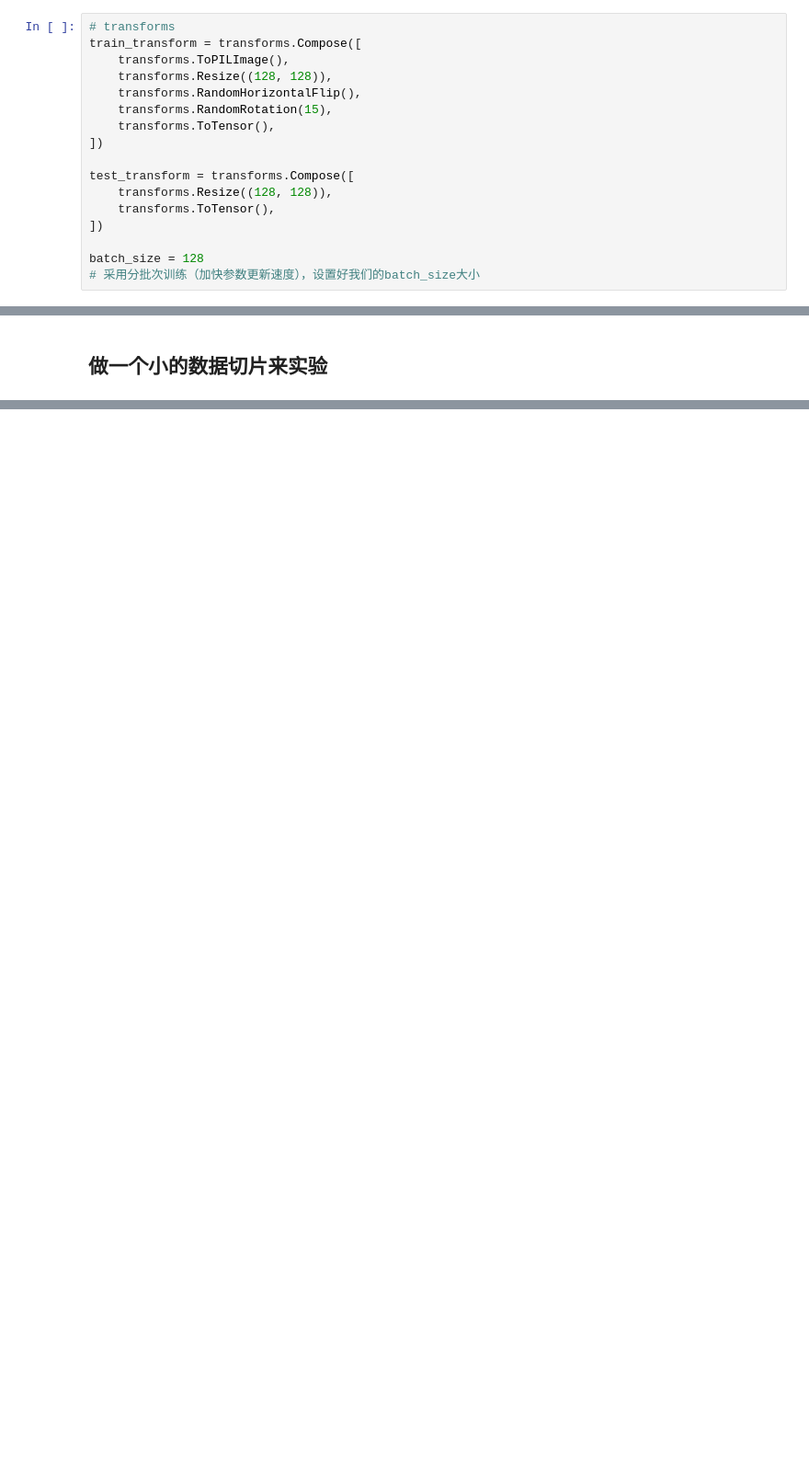
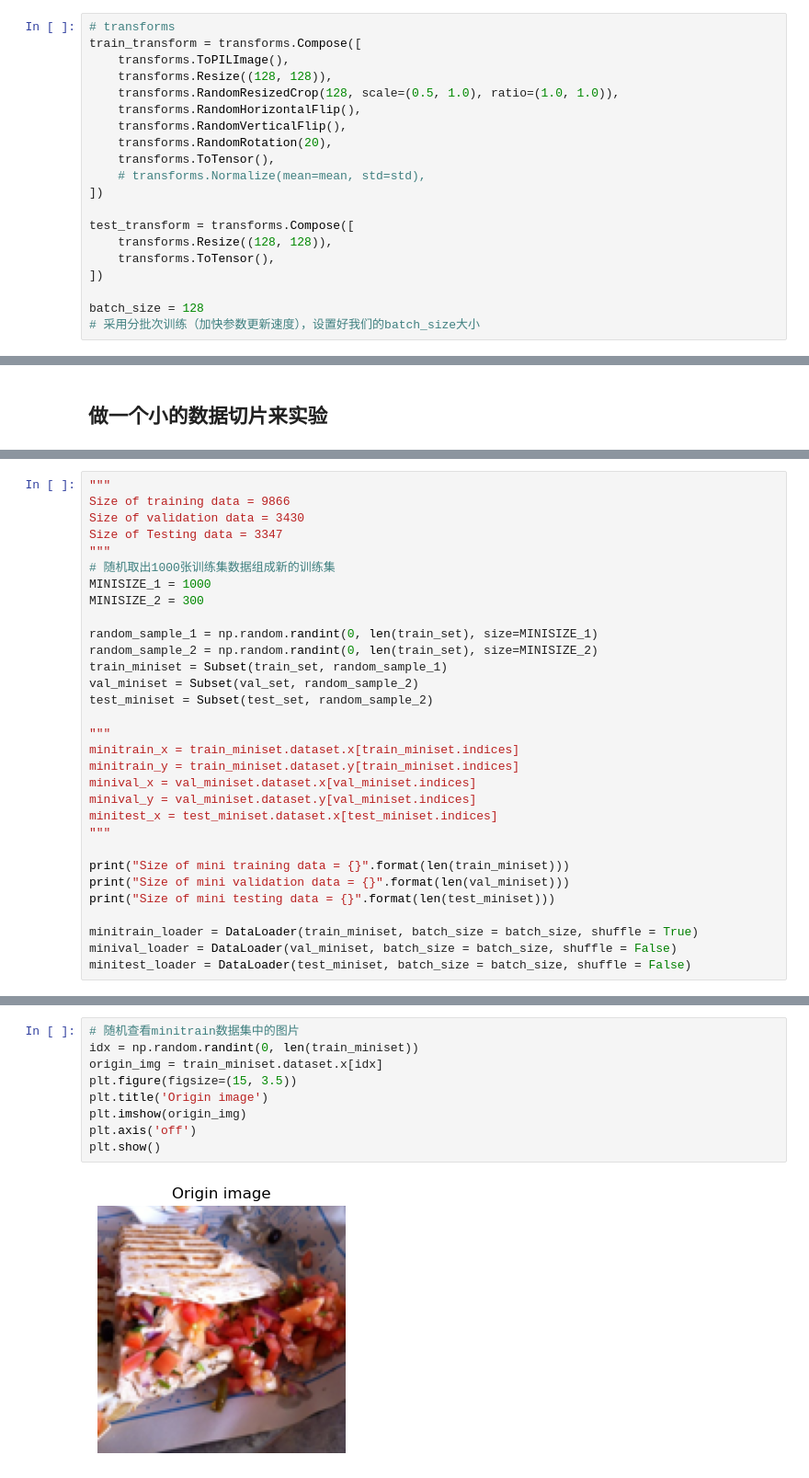
Before and after one commit to Hyr1sky/Neural-Network---Deep-Learning, a Jupyter notebook: Assignment2/food-11.ipynb, the cells around one changed output, grey strips where cells are left out. Shown: that part at 92% size. Cells and saved outputs as stored; diff of their text form; blank space fills up the shorter version.

```diff
--- a/Assignment2/food-11.ipynb
+++ b/Assignment2/food-11.ipynb
@@ -64,9 +104,12 @@ def readfile(path,own_label):#后面的参数用来区分训练集和测试集
 train_transform = transforms.Compose([
     transforms.ToPILImage(),
     transforms.Resize((128, 128)),
+    transforms.RandomResizedCrop(128, scale=(0.5, 1.0), ratio=(1.0, 1.0)),
     transforms.RandomHorizontalFlip(),
-    transforms.RandomRotation(15),
+    transforms.RandomVerticalFlip(),
+    transforms.RandomRotation(20),
     transforms.ToTensor(),
+    # transforms.Normalize(mean=mean, std=std),
 ])
 
 test_transform = transforms.Compose([
@@ -169,0 +179,31 @@ print("Size of mini training data = {}".format(len(train_miniset)))
+# %%
+"""
+Size of training data = 9866
+Size of validation data = 3430
+Size of Testing data = 3347
+"""
+# 随机取出1000张训练集数据组成新的训练集
+MINISIZE_1 = 1000
+MINISIZE_2 = 300
+
+random_sample_1 = np.random.randint(0, len(train_set), size=MINISIZE_1)
+random_sample_2 = np.random.randint(0, len(train_set), size=MINISIZE_2)
+train_miniset = Subset(train_set, random_sample_1)
+val_miniset = Subset(val_set, random_sample_2)
+test_miniset = Subset(test_set, random_sample_2)
+
+"""
+minitrain_x = train_miniset.dataset.x[train_miniset.indices]
+minitrain_y = train_miniset.dataset.y[train_miniset.indices]
+minival_x = val_miniset.dataset.x[val_miniset.indices]
+minival_y = val_miniset.dataset.y[val_miniset.indices]
+minitest_x = test_miniset.dataset.x[test_miniset.indices]
+"""
+
+print("Size of mini training data = {}".format(len(train_miniset)))
+print("Size of mini validation data = {}".format(len(val_miniset)))
+print("Size of mini testing data = {}".format(len(test_miniset)))
+
+minitrain_loader = DataLoader(train_miniset, batch_size = batch_size, shuffle = True)
+minival_loader = DataLoader(val_miniset, batch_size = batch_size, shuffle = False)
+minitest_loader = DataLoader(test_miniset, batch_size = batch_size, shuffle = False)
@@ -170,2 +214,13 @@ print("Size of mini training data = {}".format(len(train_miniset)))
+# %%
+# 随机查看minitrain数据集中的图片
+idx = np.random.randint(0, len(train_miniset))
+origin_img = train_miniset.dataset.x[idx]
+plt.figure(figsize=(15, 3.5))
+plt.title('Origin image')
+plt.imshow(origin_img)
+plt.axis('off')
+plt.show()
+# %% [output]
+[figure, added]
 # %%
 # CNN
```
Also changed, not shown: parts of 17 cells of this notebook.
